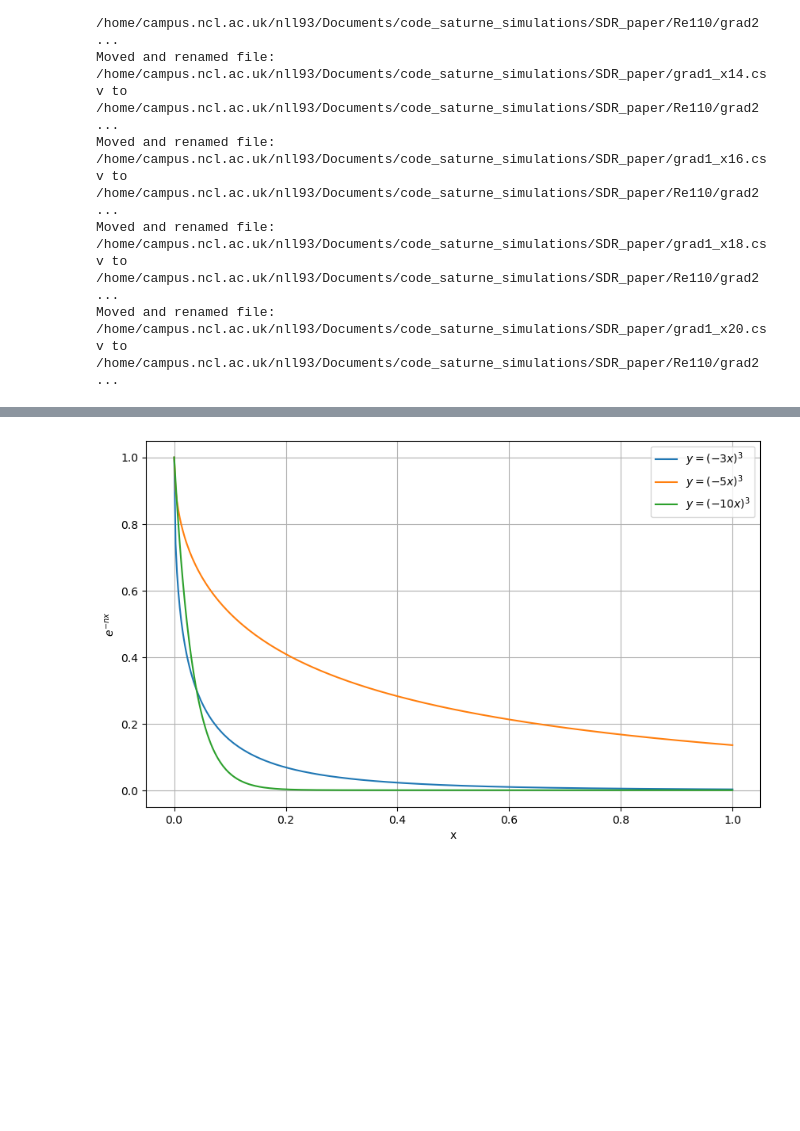
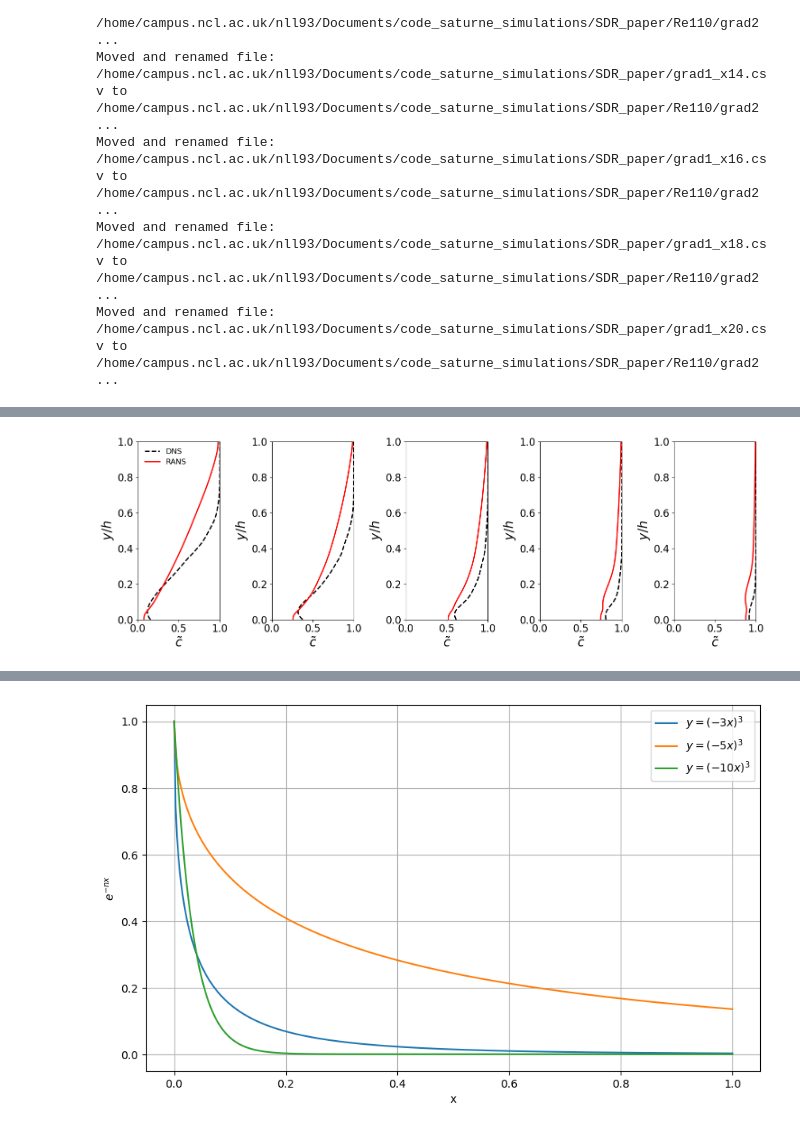
Before and after one commit to UniCandice/SDR_paper, a Jupyter notebook: SDR_lineplot.ipynb, the cells around one changed output, grey strips where cells are left out. Saved outputs shown, nothing was run; the diff lists cells and outputs as text; code cells hidden in the pictures; blank space fills up the shorter version.

```diff
--- a/SDR_lineplot.ipynb
+++ b/SDR_lineplot.ipynb
@@ -30,0 +85,88 @@ Moved and renamed file: /home/campus.ncl.ac.uk/nll93/Documents/code_saturne_simu
+# %%
+import pandas as pd
+import matplotlib.pyplot as plt
+
+# Define the x/h locations and corresponding variables
+x_h_locations = [12, 14, 16, 18, 20]
+variables_to_plot = ['RPV', 'Theta', 'Velocity:0', 'k', 'source_term','SDR_c']
+dns_variables = ['cf', 'tf', 'uf', 'ke', 'reac','SDR_c']  # Corresponding DNS variables
+
+# Mapping for DNS variables
+variable_mapping = {
+    'RPV': 'cf',
+    'Theta': 'tf',
+    'Velocity:0': 'uf',
+    'k': 'ke',
+    'source_term': 'reac',
+    'SDR_c': 'SDR_c'
+}
+
+# X-axis limits for each variable
+x_limits = {
+    'RPV': [0, 1],
+    'Theta': [0, 1],
+    'Velocity:0': [0, 70],
+    'k': [0, 20],
+    'source_term': [0, 4],
+    'SDR_c': [0, 2.0]
+}
+
+# X-axis labels for each variable
+x_labels = {
+    'RPV': r'$\tilde{c}$',
+    'Theta': r'$\tilde{\theta}$',
+    'Velocity:0': r'$u^*$',
+    'k': r'$\tilde{k}/u_{\tau NR}^2$',
+    'source_term': r'$\overline{\dot{\omega}_c}\times\delta_{th}/\rho_u S_L$',
+    'SDR_c': r'$\tilde{\epsilon}_c\times\delta_{th}/S_L$'
+}
+
+# Loop through each variable and create a separate figure
+for variable in variables_to_plot:
+    fig, axes = plt.subplots(nrows=1, ncols=5, figsize=(15, 5), constrained_layout=True)
+
+    for i, x_h in enumerate(x_h_locations):
+        ax = axes[i]
+
+        # Plot DNS data
+        dns_filepath = f'/home/campus.ncl.ac.uk/nll93/Documents/code_saturne_simulations/SDR_paper/Re110/DNS_x{x_h}.csv'
+        dns_data = pd.read_csv(dns_filepath)
+
+        # Modify 'reac' to '-reac' in the DNS data
+        if variable_mapping[variable] == 'reac':
+            dns_data['reac'] = -dns_data['reac']
+
+
+        # Plot grad data
+        grad_filepath = f'/home/campus.ncl.ac.uk/nll93/Documents/code_saturne_simulations/SDR_paper/Re110/grad2_x{x_h}.csv'
+        grad_data = pd.read_csv(grad_filepath)
+
+        ax.plot(dns_data[variable_mapping[variable]], dns_data['Points:1'], label='DNS', color='black', linewidth=2, linestyle='--')
+        ax.plot(grad_data[variable], grad_data['Points:1'], label='RANS', color='red', linewidth=2)
+
+        # Set labels and limits
+        ax.set_xlabel(x_labels[variable], fontsize=20)
+        ax.set_ylabel(r'$y/h$', fontsize=20)
+        ax.set_xlim(x_limits[variable])
+        ax.set_ylim([0, 1])
+        ax.grid(False)
+        ax.tick_params(axis='both', which='major', labelsize=16)
+
+        if i == 0:  # Add legend to the first subplot of each figure
+            legend = ax.legend(fontsize=12)
+            legend.get_frame().set_linewidth(0)  # Remove the box around the legend
+
+    # Adjust subplot parameters to extend the right edge
+    #plt.subplots_adjust(left=0.1, right=0.9, top=0.9, bottom=0.1)
+    # Adjust layout and save the figure in multiple formats
+    plt.tight_layout()
+
+    # Save the plot for the current variable
+    plt.savefig(f'{variable}_comparison110.png', format='png')
+    plt.savefig(f'{variable}_comparison110.eps', format='eps')
+    plt.savefig(f'{variable}_comparison110.pdf', format='pdf')
+    print(f'Saved figure: {variable}_comparison110.png')
+
+    # Show the plot for the current variable
+    plt.show()
+# %% [output]
@@ -30,0 +175 @@ Moved and renamed file: /home/campus.ncl.ac.uk/nll93/Documents/code_saturne_simu
+[figure, added]
```
Also changed, not shown: parts of 9 cells of this notebook.
